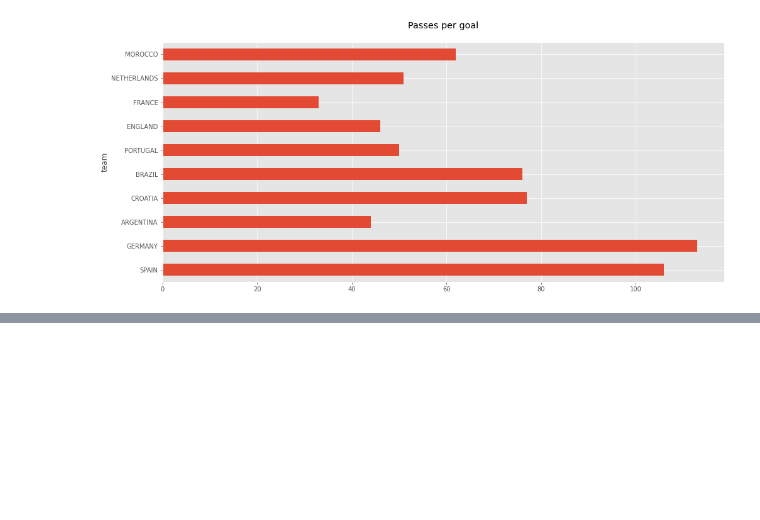
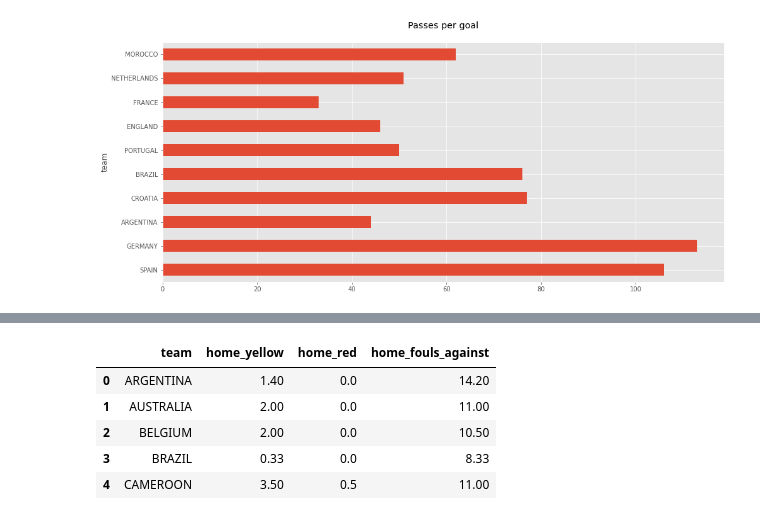
Before and after one commit to avgalkov/Kaggle-research, a Jupyter notebook: fifa-2022-world-cup-research.ipynb, the cells around one changed output, grey strips where cells are left out. Saved outputs shown, nothing was run; the diff lists cells and outputs as text; code cells hidden in the pictures; blank space fills up the shorter version.

```diff
--- a/fifa-2022-world-cup-research.ipynb
+++ b/fifa-2022-world-cup-research.ipynb
@@ -646,0 +672,18 @@ plt.show()
+# %%
+home_fouls = df_all.groupby('team1',as_index=False) \
+    .agg({"yellow_cards_team1" : "mean",
+         "red_cards_team1" : "mean",
+         "fouls_against_team1" : "mean"}) \
+    .rename(columns={"yellow_cards_team1":"home_yellow",
+                     "red_cards_team1":"home_red",
+                     "fouls_against_team1":"home_fouls_against",
+                     "team1" : "team"}) \
+    .round(2)
+home_fouls.head()
+# %% [output]
+|  | team | home_yellow | home_red | home_fouls_against |
+| 0 | ARGENTINA | 1.40 | 0.0 | 14.20 |
+| 1 | AUSTRALIA | 2.00 | 0.0 | 11.00 |
+| 2 | BELGIUM | 2.00 | 0.0 | 10.50 |
+| 3 | BRAZIL | 0.33 | 0.0 | 8.33 |
+| 4 | CAMEROON | 3.50 | 0.5 | 11.00 |
```
Also changed, not shown: parts of 16 cells of this notebook.
